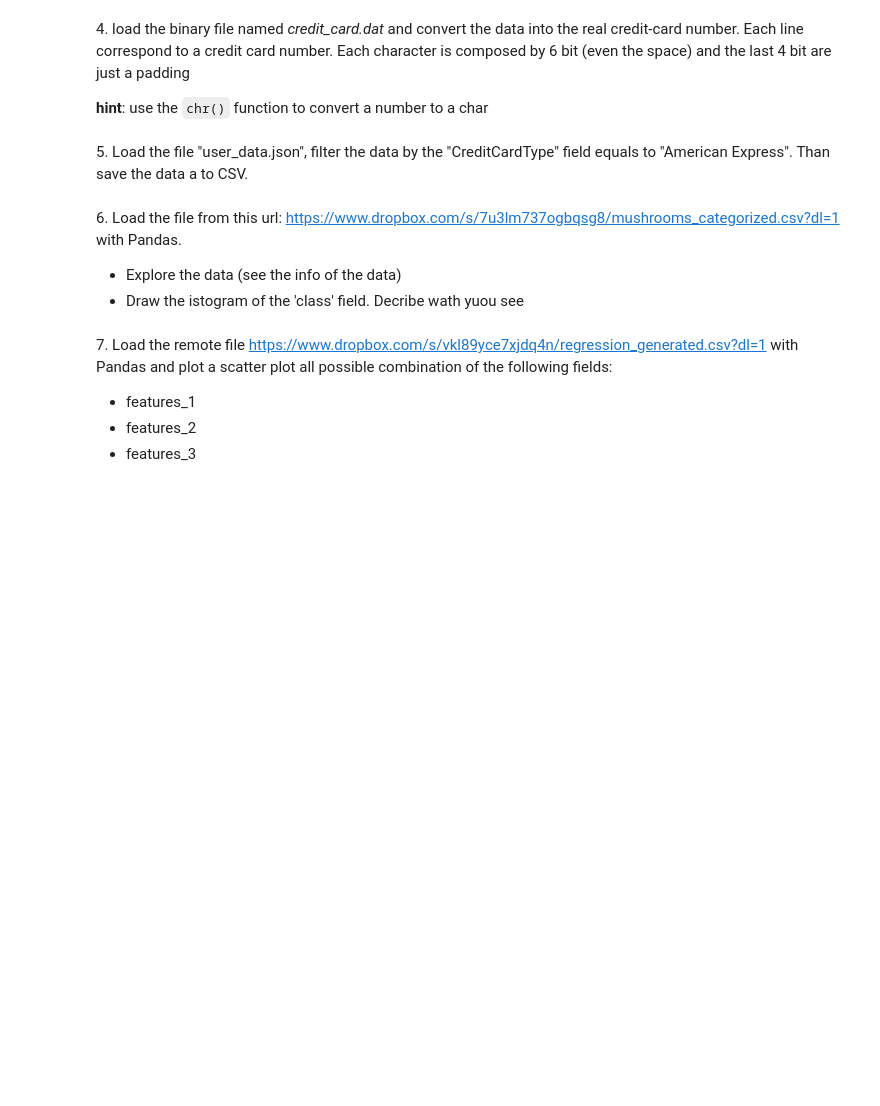
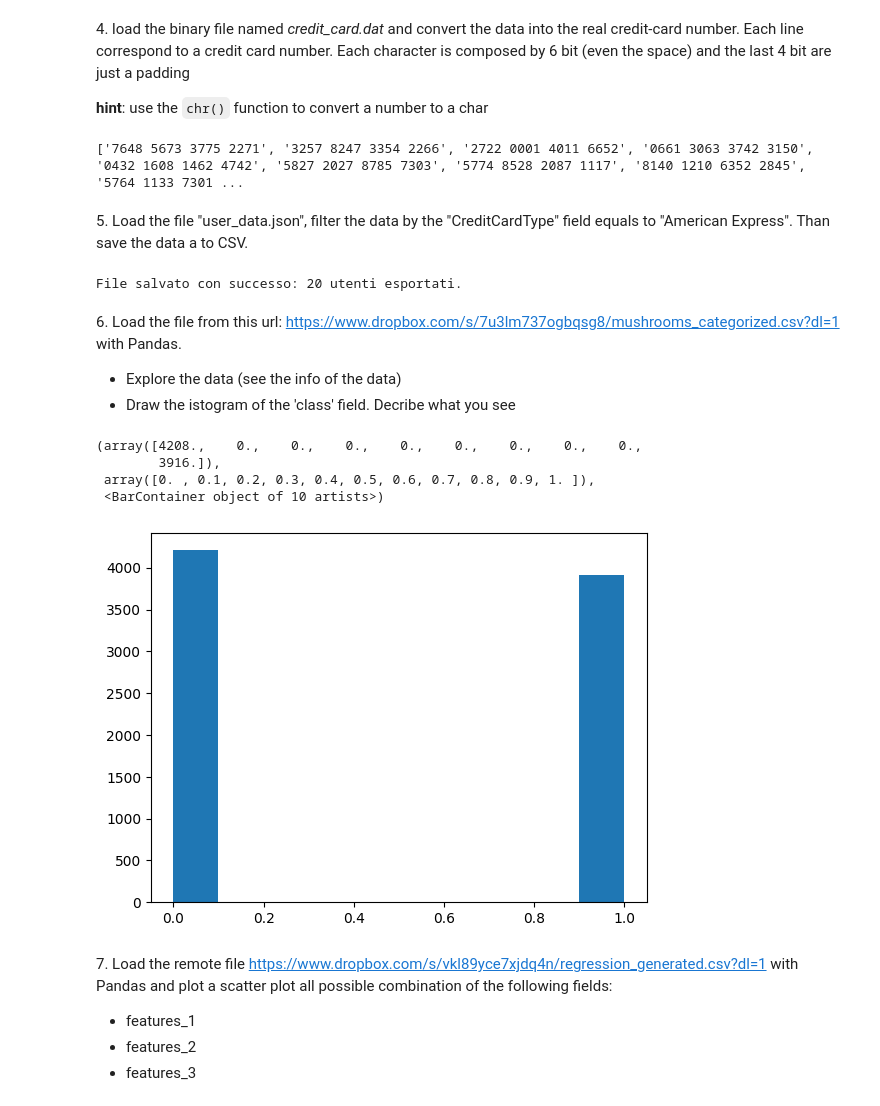
Before and after one commit to luca-dituri/LaboratoryOfComputationalPhysics_Y8, a Jupyter notebook: 05ex_OSEMN.ipynb, the cells around one changed output. Drawn from its saved outputs; the diff is of its cells as text; code cells hidden in the pictures; blank space fills up the shorter version.

```diff
--- a/05ex_OSEMN.ipynb
+++ b/05ex_OSEMN.ipynb
@@ -88,5 +58,19 @@ Each line correspond to a credit card number.
 Each character is composed by 6 bit (even the space) and the last 4 bit are just a padding
 
 **hint**: use the `chr()` function to convert a number to a char
+# %%
+namefile = "credit_card.dat"
+carta = []
+carte = []
+word_size = 6
+with open(namefile,"rb") as file:
+    for line in file:
+        for i in range(0,len(line)-6,word_size):
+            carta.append(chr(int(line[i:i+word_size],base=2)))
+        carte.append("".join(carta[:]))
+        carta = []
+print(carte)
+# %% [output]
+['7648 5673 3775 2271', '3257 8247 3354 2266', '2722 0001 4011 6652', '0661 3063 3742 3150', '0432 1608 1462 4742', '5827 2027 8785 7303', '5774 8528 2087 1117', '8140 1210 6352 2845', '5764 1133 7301 ...
 # %% [markdown]
 5\. Load the file "user_data.json", filter the data by the "CreditCardType" field equals to "American Express". Than save the data a to CSV.
@@ -93,7 +91,54 @@ Each character is composed by 6 bit (even the space) and the last 4 bit are just
+# %%
+import json
+import csv
+
+namefile = "user_data.json"
+
+with open(namefile, "r") as f:
+    file_data = json.load(f)
+
+amex_users = []
+for item in file_data:
+    if item.get('CreditCardType') == "American Express":
+        amex_users.append(item)
+
+if amex_users:
+
+    with open("amexpress.csv", "w", newline='', encoding='utf-8') as f:
+        keys = amex_users[0].keys()
+
+        w = csv.DictWriter(f, fieldnames=keys)
+
+        w.writeheader()
+
+        w.writerows(amex_users)
+
+    print(f"File salvato con successo: {len(amex_users)} utenti esportati.")
+else:
+    print("Nessun utente American Express trovato.")
+# %% [output]
+File salvato con successo: 20 utenti esportati.
 # %% [markdown]
 6\. Load the file from this url: [https://www.dropbox.com/s/7u3lm737ogbqsg8/mushrooms_categorized.csv?dl=1](https://www.dropbox.com/s/7u3lm737ogbqsg8/mushrooms_categorized.csv?dl=1) with Pandas.
 + Explore the data (see the info of the data)
-+ Draw the istogram of the 'class' field. Decribe wath yuou see
++ Draw the istogram of the 'class' field. Decribe what you see
+# %%
+import pandas as pd
+from matplotlib import pyplot as plt
+import numpy as np
+#df = pd.read_csv("https://www.dropbox.com/s/7u3lm737ogbqsg8/mushrooms_categorized.csv?dl=1")
+a = df["class"]
+#print(df.head(),a)
+
+# The column identifies a class with two possible values, 0 or 1, almost equally distributed
+
+plt.hist(a)
+# %% [output]
+(array([4208.,    0.,    0.,    0.,    0.,    0.,    0.,    0.,    0.,
+        3916.]),
+ array([0. , 0.1, 0.2, 0.3, 0.4, 0.5, 0.6, 0.7, 0.8, 0.9, 1. ]),
+ <BarContainer object of 10 artists>)
+[figure, added]
 # %% [markdown]
 7\. Load the remote file [https://www.dropbox.com/s/vkl89yce7xjdq4n/regression_generated.csv?dl=1](https://www.dropbox.com/s/vkl89yce7xjdq4n/regression_generated.csv?dl=1) with Pandas and plot a scatter plot all possible combination of the following fields:
 
```
Also changed, not shown: parts of 6 cells of this notebook, 3 other files.
